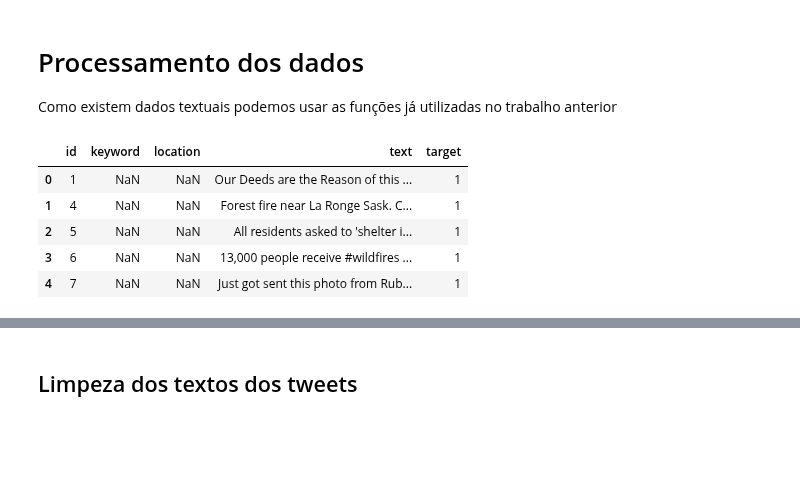
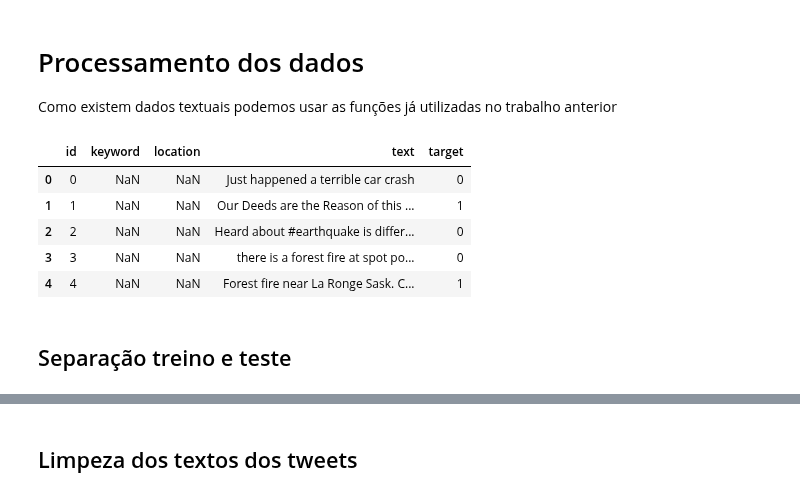
Before and after one commit to ivarejao/NLP-with-Disaster-Tweets, a Jupyter notebook: FinalProject-IgorVarejão-VitorBonella.ipynb, the cells around one changed output, grey strips where cells are left out. Saved outputs shown, nothing was run; the diff lists cells and outputs as text; code cells hidden in the pictures; blank space fills up the shorter version.

Commit message:
Pipeline e processamento do treino e teste

```diff
--- a/FinalProject-IgorVarejão-VitorBonella.ipynb
+++ b/FinalProject-IgorVarejão-VitorBonella.ipynb
@@ -18,14 +18,16 @@ from nltk.stem import WordNetLemmatizer
 
 Como existem dados textuais podemos usar as funções já utilizadas no trabalho anterior
 # %%
-with open('./data/train.csv', encoding="utf8") as file:
+with open('./data/dataset.csv', encoding="utf8") as file:
     df = pd.read_csv(file)
 
 df.head()
 # %% [output]
 |  | id | keyword | location | text | target |
-| 0 | 1 | NaN | NaN | Our Deeds are the Reason of this ... | 1 |
-| 1 | 4 | NaN | NaN | Forest fire near La Ronge Sask. C... | 1 |
-| 2 | 5 | NaN | NaN | All residents asked to 'shelter i... | 1 |
-| 3 | 6 | NaN | NaN | 13,000 people receive #wildfires ... | 1 |
-| 4 | 7 | NaN | NaN | Just got sent this photo from Rub... | 1 |
+| 0 | 0 | NaN | NaN | Just happened a terrible car crash | 0 |
+| 1 | 1 | NaN | NaN | Our Deeds are the Reason of this ... | 1 |
+| 2 | 2 | NaN | NaN | Heard about #earthquake is differ... | 0 |
+| 3 | 3 | NaN | NaN | there is a forest fire at spot po... | 0 |
+| 4 | 4 | NaN | NaN | Forest fire near La Ronge Sask. C... | 1 |
+# %% [markdown]
+## Separação treino e teste
```
Also changed, not shown: parts of 41 cells of this notebook.
